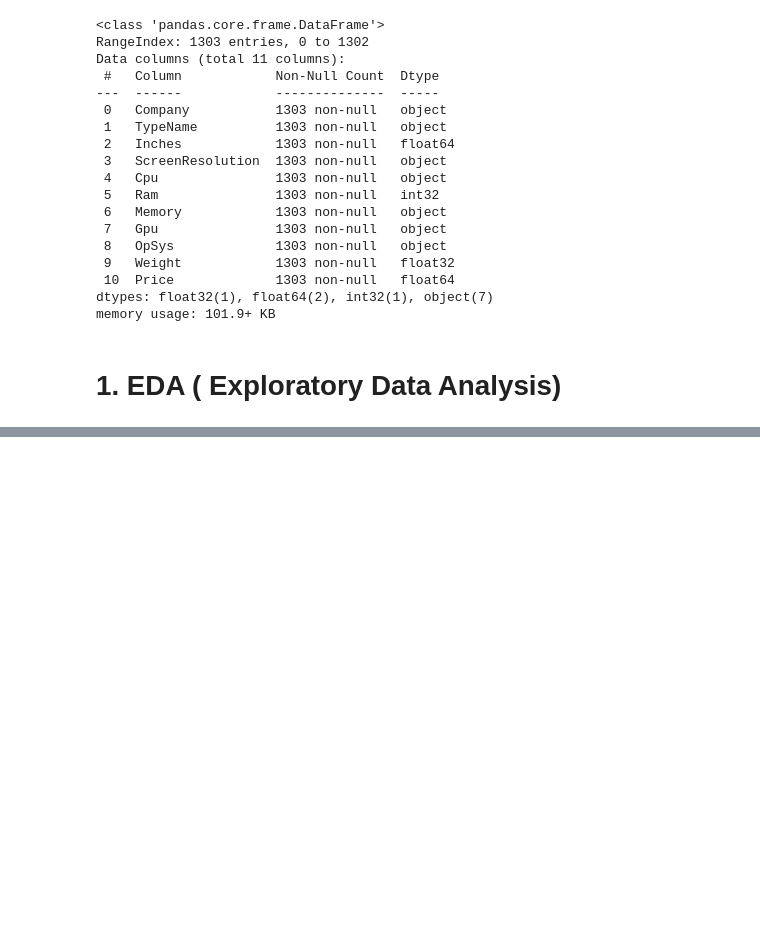
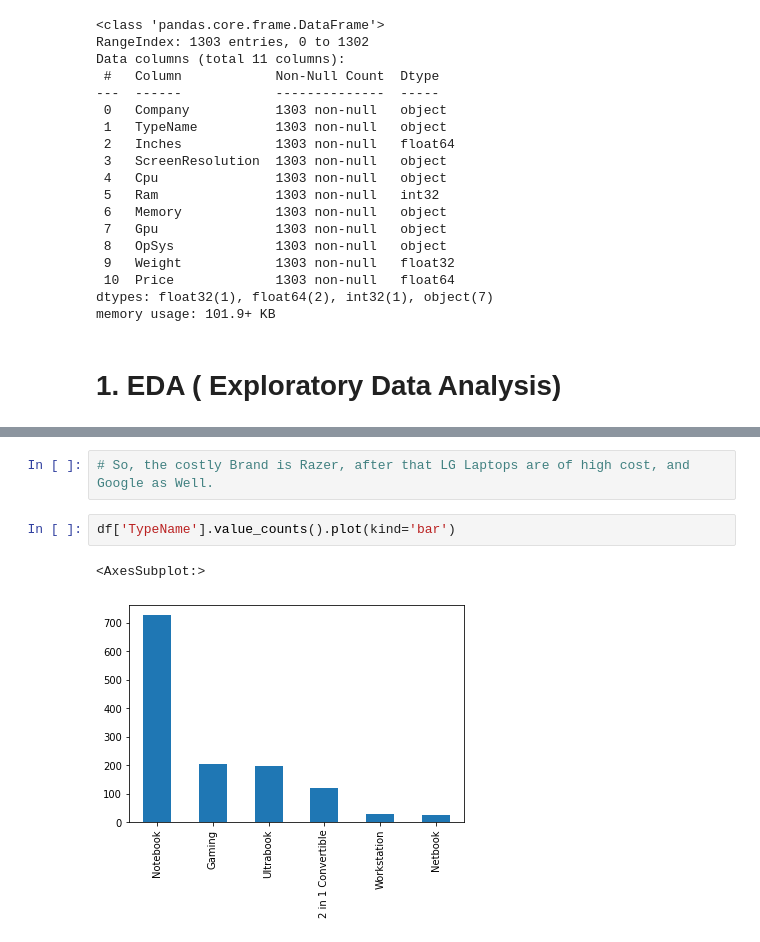
Before and after one commit to Pooja22-05-2003/Laptop_Price_Predictor, a Jupyter notebook: Laptop_Price_Predictor.ipynb, the cells around one changed output, grey strips where cells are left out. Cells and saved outputs as stored; diff of their text form; blank space fills up the shorter version.

```diff
--- a/Laptop_Price_Predictor.ipynb
+++ b/Laptop_Price_Predictor.ipynb
@@ -115,0 +140,7 @@ memory usage: 101.9+ KB
+# %%
+# So, the costly Brand is Razer, after that LG Laptops are of high cost, and Google as Well.
+# %%
+df['TypeName'].value_counts().plot(kind='bar')
+# %% [output]
+<AxesSubplot:>
+[figure, added]
```
Also changed, not shown: parts of 77 cells of this notebook.
